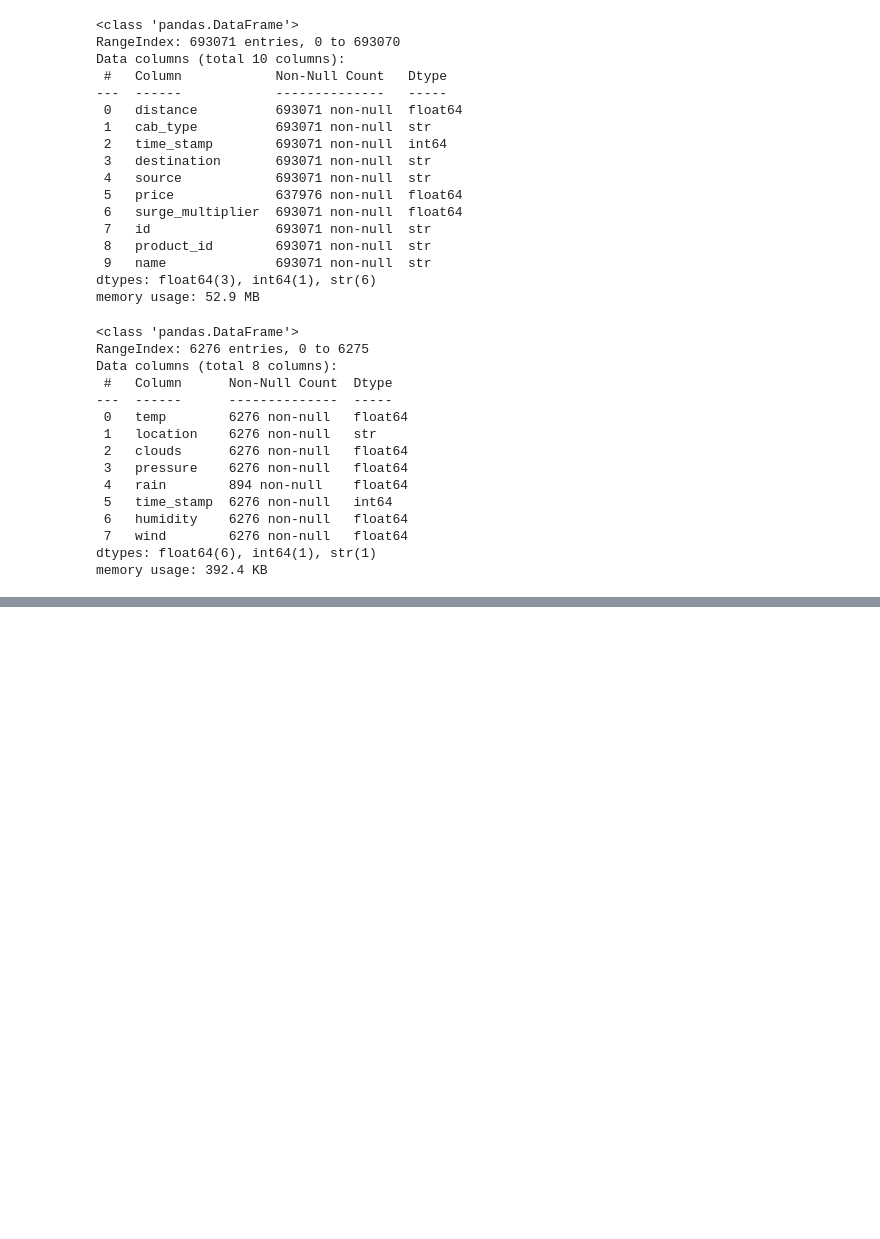
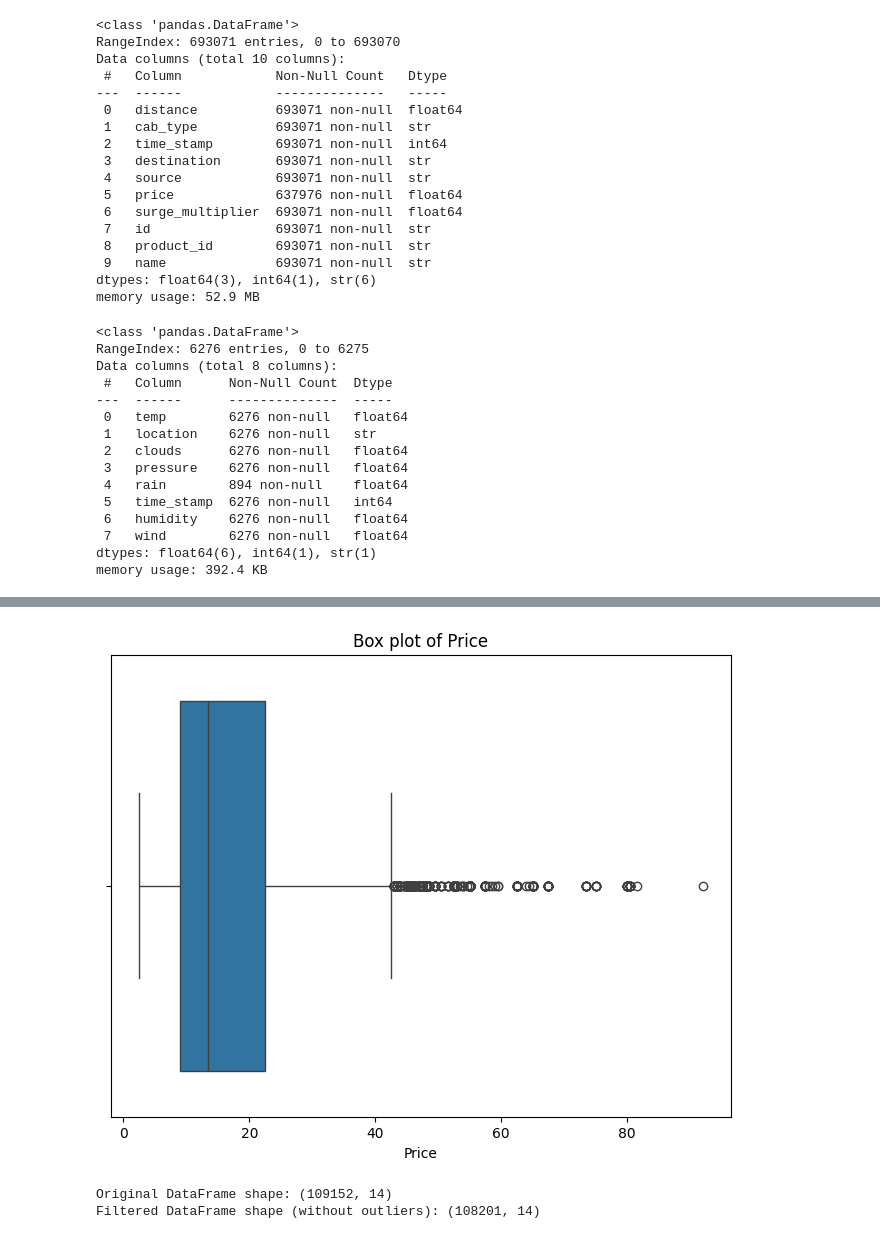
Before and after one commit to sachinkavindaa/ML_uber_lyft_project, a Jupyter notebook: notebooks/code1.ipynb, the cells around one changed output, grey strips where cells are left out. Drawn from its saved outputs; the diff is of its cells as text; code cells hidden in the pictures; blank space fills up the shorter version.

```diff
--- a/notebooks/code1.ipynb
+++ b/notebooks/code1.ipynb
@@ -62,0 +83,5 @@ memory usage: 392.4 KB
+# %%
+weather = df2.groupby(['loc_date_hr']).agg({'temp': 'mean', 'clouds': 'mean', 'pressure': 'mean', 'rain': 'mean', 'humidity': 'mean', 'wind': 'mean'}).reset_index()
+weather['location'] = df2.groupby(['loc_date_hr'])['location'].first().values
+weather.index = weather['loc_date_hr']
+weather['rain'].fillna(0,inplace=True)
@@ -62,0 +109,20 @@ memory usage: 392.4 KB
+# %%
+#Merging the both dataset into one using on 'loc_date_hr'
+merged_df = df1.join(weather,on=['loc_date_hr'],rsuffix ='_w')
+merged_df.dropna(inplace=True)
+# %%
+#getting hour as separate feature
+merged_df['hour'] = merged_df['date_time'].dt.hour.astype(int)
+def categorize_time(hour):
+    if 6 <= hour <= 11:
+        return 'Morning'
+    elif 12 <= hour <= 17:
+        return 'Afternoon'
+    elif 18 <= hour <= 22:
+        return 'Night'
+    elif hour == 23 or hour == 0 or hour == 1:
+        return 'Late Night'
+    elif 2 <= hour <= 5:
+        return 'Late Night'
+
+merged_df['day_time'] = merged_df['hour'].apply(categorize_time)
@@ -62,0 +149,6 @@ memory usage: 392.4 KB
+# %%
+merged_df.drop(
+    columns=['id','product_id','time_stamp','location','date_time','loc_date_hr','loc_date_hr_w','hour'],
+    inplace=True,
+    errors='ignore'
+)
@@ -62,0 +164,33 @@ memory usage: 392.4 KB
+# %%
+import seaborn as sns
+import matplotlib.pyplot as plt
+
+# Creating a box plot to visualize the distribution of the 'price' column
+plt.figure(figsize=(8, 6))
+sns.boxplot(x=merged_df['price'])
+plt.title('Box plot of Price')
+plt.xlabel('Price')
+plt.show()
+# %% [output]
+[figure, added]
+# %%
+# Calculate the first and third quartiles
+Q1 = merged_df['price'].quantile(0.25)
+Q3 = merged_df['price'].quantile(0.75)
+
+# Calculate the Interquartile Range (IQR)
+IQR = Q3 - Q1
+
+# Define the lower and upper bounds for outliers
+lower_bound = Q1 - 1.5 * IQR
+upper_bound = Q3 + 1.5 * IQR
+
+# Filter the DataFrame to exclude outliers
+filtered_df = merged_df[(merged_df['price'] >= lower_bound) & (merged_df['price'] <= upper_bound)]
+
+# Display the filtered DataFrame without outliers
+print("Original DataFrame shape:", merged_df.shape)
+print("Filtered DataFrame shape (without outliers):", filtered_df.shape)
+# %% [output]
+Original DataFrame shape: (109152, 14)
+Filtered DataFrame shape (without outliers): (108201, 14)
```
Also changed, not shown: parts of 36 cells of this notebook.
